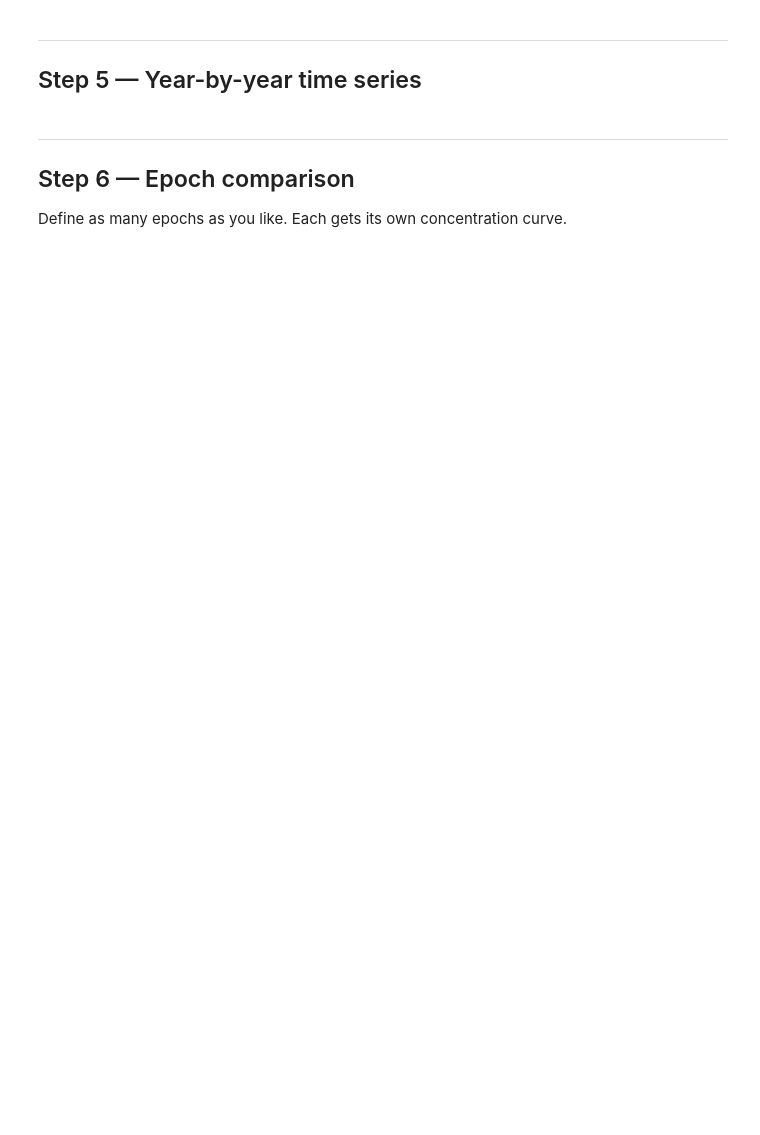
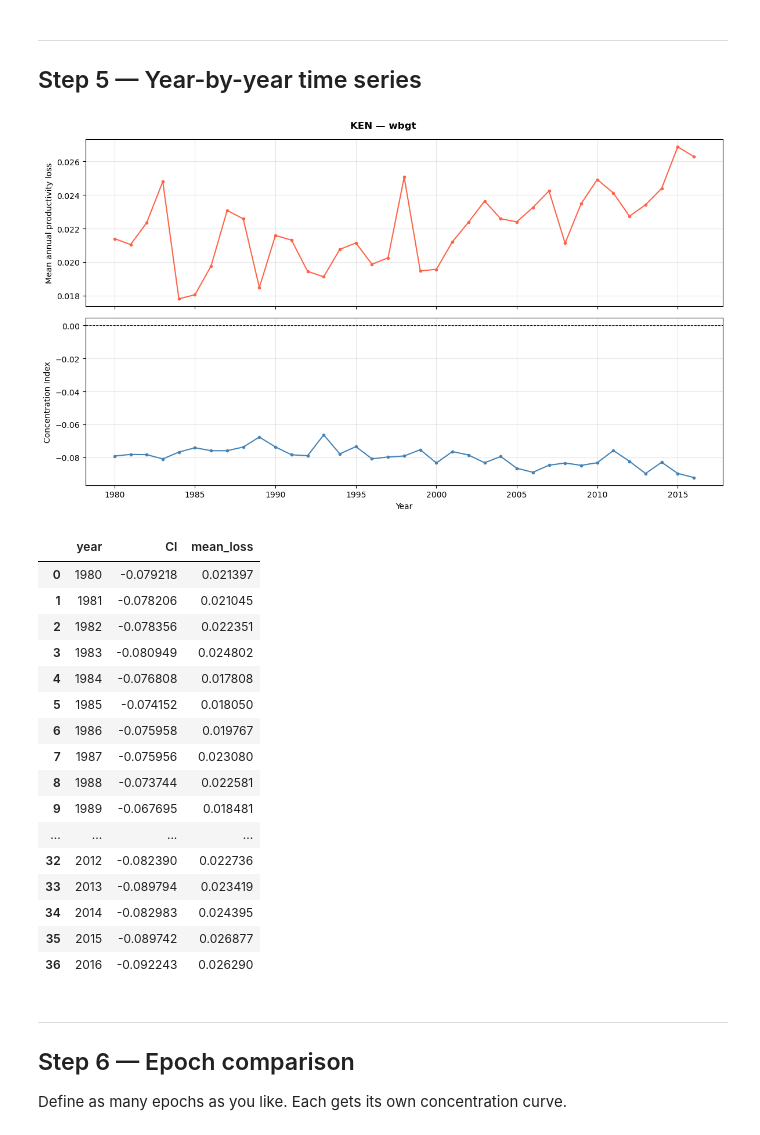
Before and after one commit to mvbnffc/howden_heat, a Jupyter notebook: notebooks/05_national_analysis.ipynb, the cells around one changed output. Saved outputs shown, nothing was run; the diff lists cells and outputs as text; code cells hidden in the pictures; blank space fills up the shorter version.

```diff
--- a/notebooks/05_national_analysis.ipynb
+++ b/notebooks/05_national_analysis.ipynb
@@ -332,34 +334,52 @@ for fpath in tqdm(wbgt_files, desc='Annual CI'):
     risk_yr_res = resample_to(risk_yr, risk_yr_meta, pop_meta)
     arr = prepare_arrays(pop, rwi, risk_yr_res)
     if arr is None:
         continue
     p, w, r = arr
     ts_records.append({
         'year':      year,
         'CI':        calculate_CI(p, w, r),
-        'QR':        calculate_quantile_ratio(p, w, r),
         'mean_loss': float(np.average(r, weights=p)),
     })
 
 ts_df = pd.DataFrame(ts_records).sort_values('year')
 
 fig, axes = plt.subplots(2, 1, figsize=(12, 7), sharex=True)
 
 axes[0].plot(ts_df['year'], ts_df['mean_loss'], marker='o', markersize=3, color='tomato')
 axes[0].set_ylabel('Mean annual productivity loss')
 axes[0].grid(True, alpha=0.3)
 
 axes[1].plot(ts_df['year'], ts_df['CI'], marker='o', markersize=3, color='steelblue')
 axes[1].axhline(0, color='black', linewidth=0.8, linestyle='--')
 axes[1].set_ylabel('Concentration Index')
 axes[1].set_xlabel('Year')
 axes[1].grid(True, alpha=0.3)
 
 fig.suptitle(f'{ISO3} — {WBGT_DATASET}', fontsize=12, fontweight='bold')
 plt.tight_layout()
 plt.show()
 
 ts_df
+# %% [output]
+[figure, added]
+|  | year | CI | mean_loss |
+| 0 | 1980 | -0.079218 | 0.021397 |
+| 1 | 1981 | -0.078206 | 0.021045 |
+| 2 | 1982 | -0.078356 | 0.022351 |
+| 3 | 1983 | -0.080949 | 0.024802 |
+| 4 | 1984 | -0.076808 | 0.017808 |
+| 5 | 1985 | -0.074152 | 0.018050 |
+| 6 | 1986 | -0.075958 | 0.019767 |
+| 7 | 1987 | -0.075956 | 0.023080 |
+| 8 | 1988 | -0.073744 | 0.022581 |
+| 9 | 1989 | -0.067695 | 0.018481 |
+| ... | ... | ... | ... |
+| 32 | 2012 | -0.082390 | 0.022736 |
+| 33 | 2013 | -0.089794 | 0.023419 |
+| 34 | 2014 | -0.082983 | 0.024395 |
+| 35 | 2015 | -0.089742 | 0.026877 |
+| 36 | 2016 | -0.092243 | 0.026290 |
 # %% [markdown]
 ---
 ## Step 6 — Epoch comparison
```
Also changed, not shown: parts of 7 cells of this notebook.
